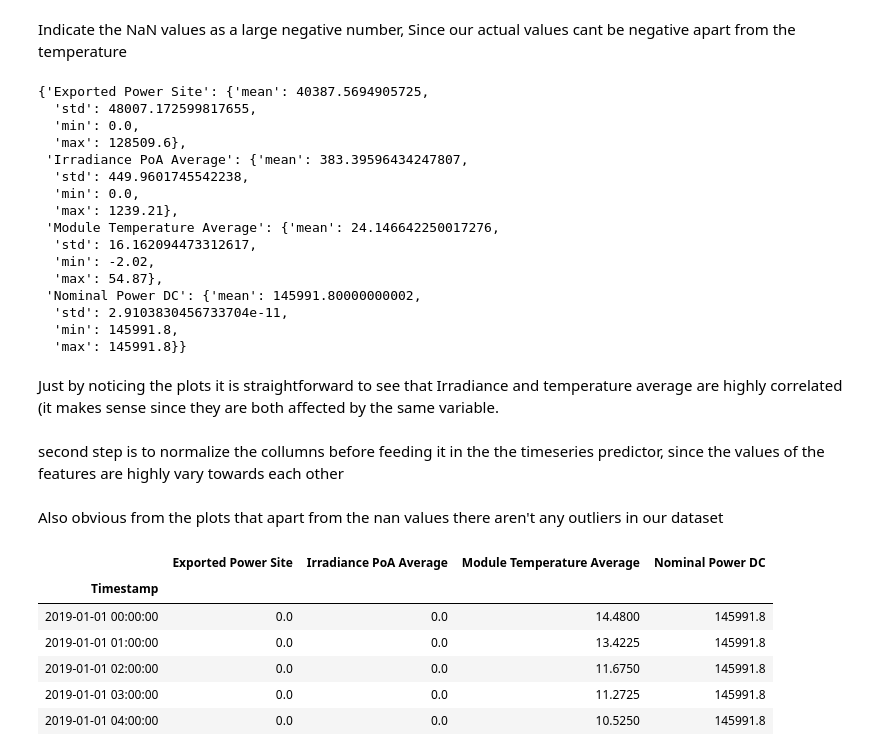
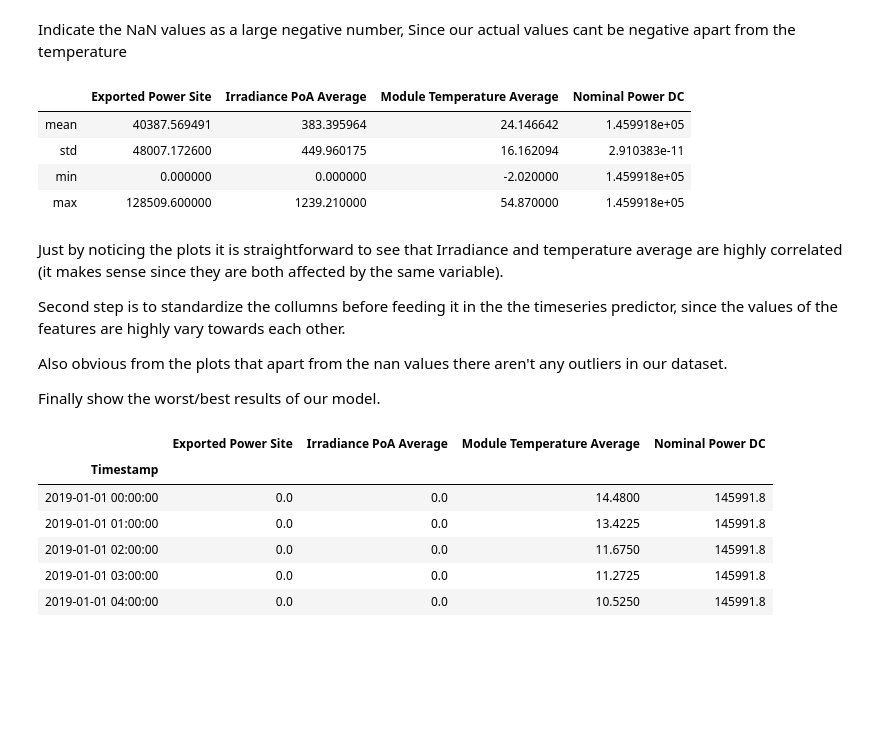
Before and after one commit to dimitrisl/PowerSeries, a Jupyter notebook: Power_ML.ipynb, the cells around one changed output. Cells and saved outputs as stored; diff of their text form; code cells hidden in the pictures; blank space fills up the shorter version.

```diff
--- a/Power_ML.ipynb
+++ b/Power_ML.ipynb
@@ -51,32 +58,23 @@ for i in cols:
 [figure]
 # %% [markdown]
 Indicate the NaN values as a large negative number, Since our actual values cant be negative apart from the temperature
-# %%
-df_info
-# %% [output]
-{'Exported Power Site': {'mean': 40387.5694905725,
-  'std': 48007.172599817655,
-  'min': 0.0,
-  'max': 128509.6},
- 'Irradiance PoA Average': {'mean': 383.39596434247807,
-  'std': 449.9601745542238,
-  'min': 0.0,
-  'max': 1239.21},
- 'Module Temperature Average': {'mean': 24.146642250017276,
-  'std': 16.162094473312617,
-  'min': -2.02,
-  'max': 54.87},
- 'Nominal Power DC': {'mean': 145991.80000000002,
-  'std': 2.9103830456733704e-11,
-  'min': 145991.8,
-  'max': 145991.8}}
+# %%
+pd.DataFrame.from_dict(df_info)
+# %% [output]
+|  | Exported Power Site | Irradiance PoA Average | Module Temperature Average | Nominal Power DC |
+| mean | 40387.569491 | 383.395964 | 24.146642 | 1.459918e+05 |
+| std | 48007.172600 | 449.960175 | 16.162094 | 2.910383e-11 |
+| min | 0.000000 | 0.000000 | -2.020000 | 1.459918e+05 |
+| max | 128509.600000 | 1239.210000 | 54.870000 | 1.459918e+05 |
 # %% [markdown]
 Just by noticing the plots it is straightforward to see that Irradiance and temperature average are highly correlated
-(it makes sense since they are both affected by the same variable.
+(it makes sense since they are both affected by the same variable).
+
+Second step is to standardize the collumns before feeding it in the the timeseries predictor, since the values of the features are highly vary towards each other.
+
+Also obvious from the plots that apart from the nan values there aren't any outliers in our dataset.
+
+Finally show the worst/best results of our model.
-# %% [markdown]
-second step is to normalize the collumns before feeding it in the the timeseries predictor, since the values of the features are highly vary towards each other
-# %% [markdown]
-Also obvious from the plots that apart from the nan values there aren't any outliers in our dataset
 # %%
 df['Timestamp'] = pd.to_datetime(df['Timestamp'])
 df.index = df['Timestamp']
```
Also changed, not shown: parts of 27 cells of this notebook.
